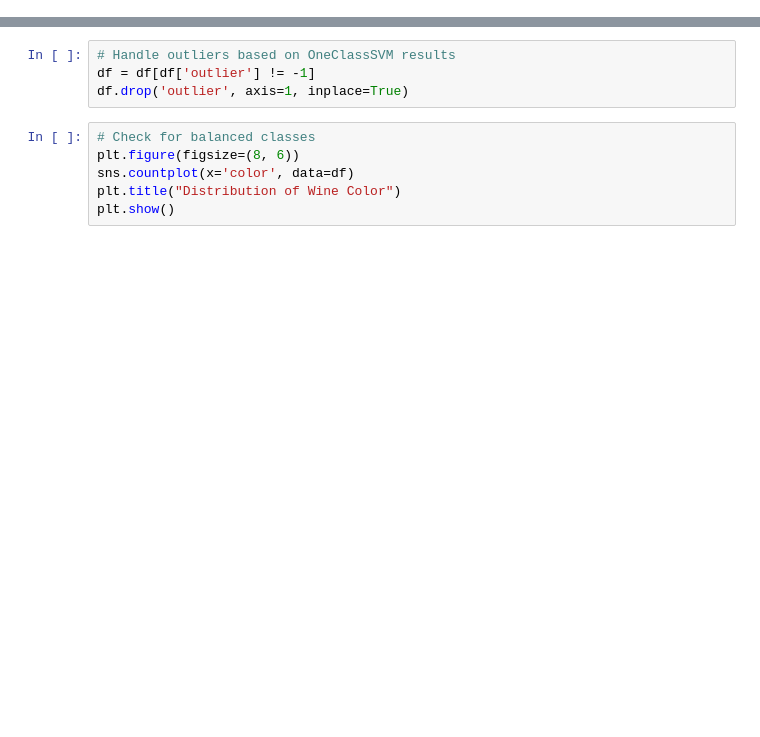
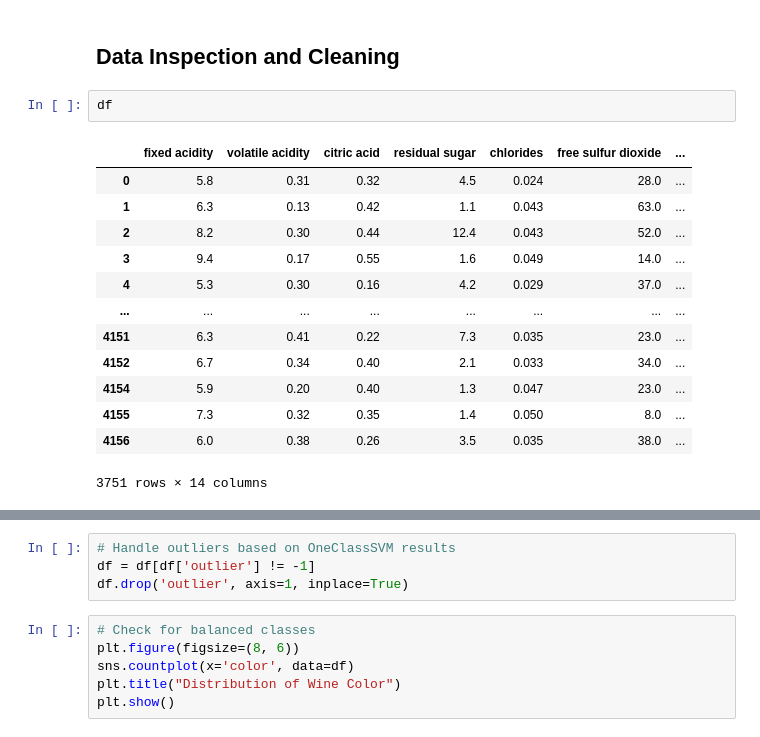
Before and after one commit to kellymegan/ASDA_2025_Group_2_Portfolio_, a Jupyter notebook: notebooks/week_12_group_2_notebook.ipynb, the cells around one changed output, grey strips where cells are left out. Saved outputs shown, nothing was run; the diff lists cells and outputs as text; blank space fills up the shorter version.

```diff
--- a/notebooks/week_12_group_2_notebook.ipynb
+++ b/notebooks/week_12_group_2_notebook.ipynb
@@ -21,0 +25,18 @@ df.sample(5)
+# %% [markdown]
+## Data Inspection and Cleaning
+# %%
+df
+# %% [output]
+|  | fixed acidity | volatile acidity | citric acid | residual sugar | chlorides | free sulfur dioxide | ... |
+| 0 | 5.8 | 0.31 | 0.32 | 4.5 | 0.024 | 28.0 | ... |
+| 1 | 6.3 | 0.13 | 0.42 | 1.1 | 0.043 | 63.0 | ... |
+| 2 | 8.2 | 0.30 | 0.44 | 12.4 | 0.043 | 52.0 | ... |
+| 3 | 9.4 | 0.17 | 0.55 | 1.6 | 0.049 | 14.0 | ... |
+| 4 | 5.3 | 0.30 | 0.16 | 4.2 | 0.029 | 37.0 | ... |
+| ... | ... | ... | ... | ... | ... | ... | ... |
+| 4151 | 6.3 | 0.41 | 0.22 | 7.3 | 0.035 | 23.0 | ... |
+| 4152 | 6.7 | 0.34 | 0.40 | 2.1 | 0.033 | 34.0 | ... |
+| 4154 | 5.9 | 0.20 | 0.40 | 1.3 | 0.047 | 23.0 | ... |
+| 4155 | 7.3 | 0.32 | 0.35 | 1.4 | 0.050 | 8.0 | ... |
+| 4156 | 6.0 | 0.38 | 0.26 | 3.5 | 0.035 | 38.0 | ... |
+3751 rows × 14 columns
```
Also changed, not shown: parts of 11 cells of this notebook, 3 other files.
